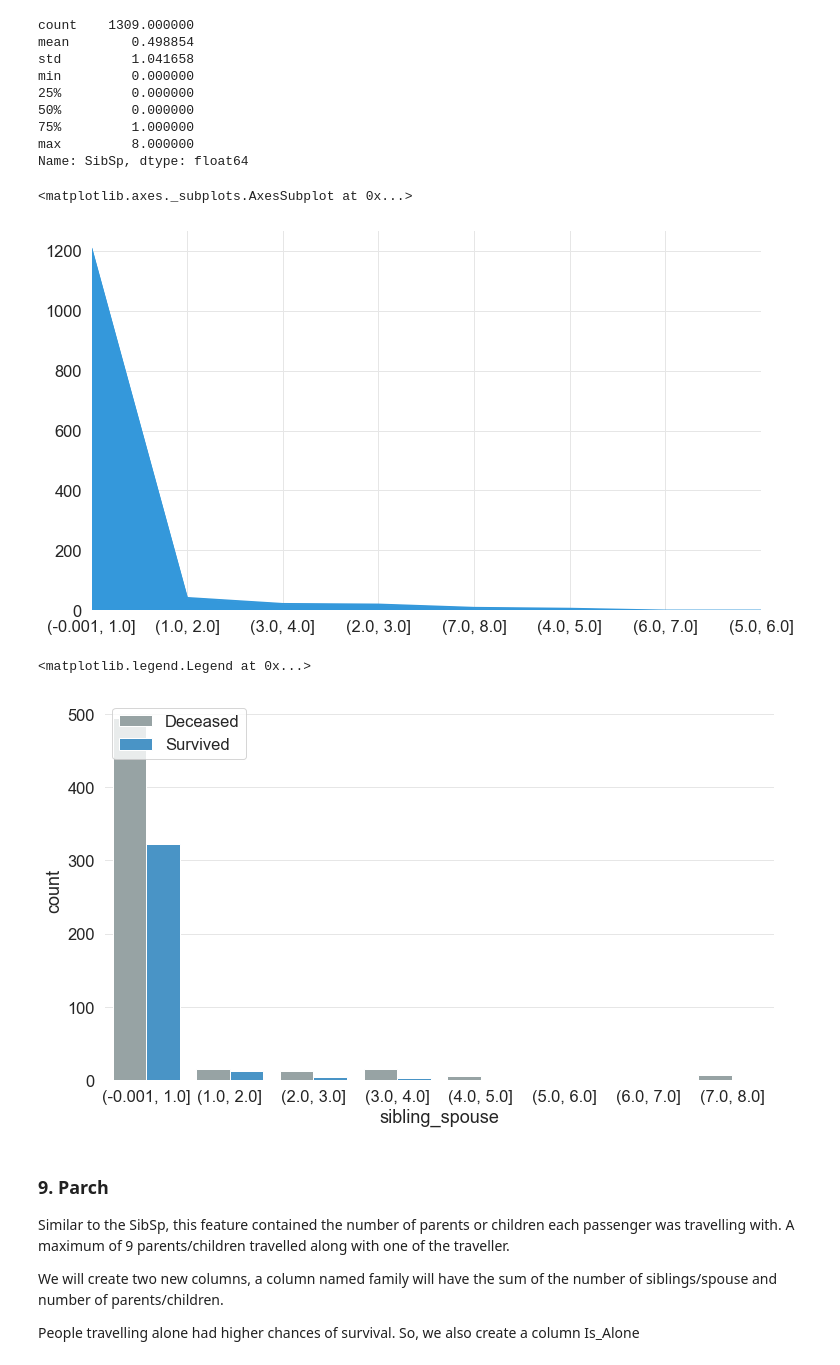
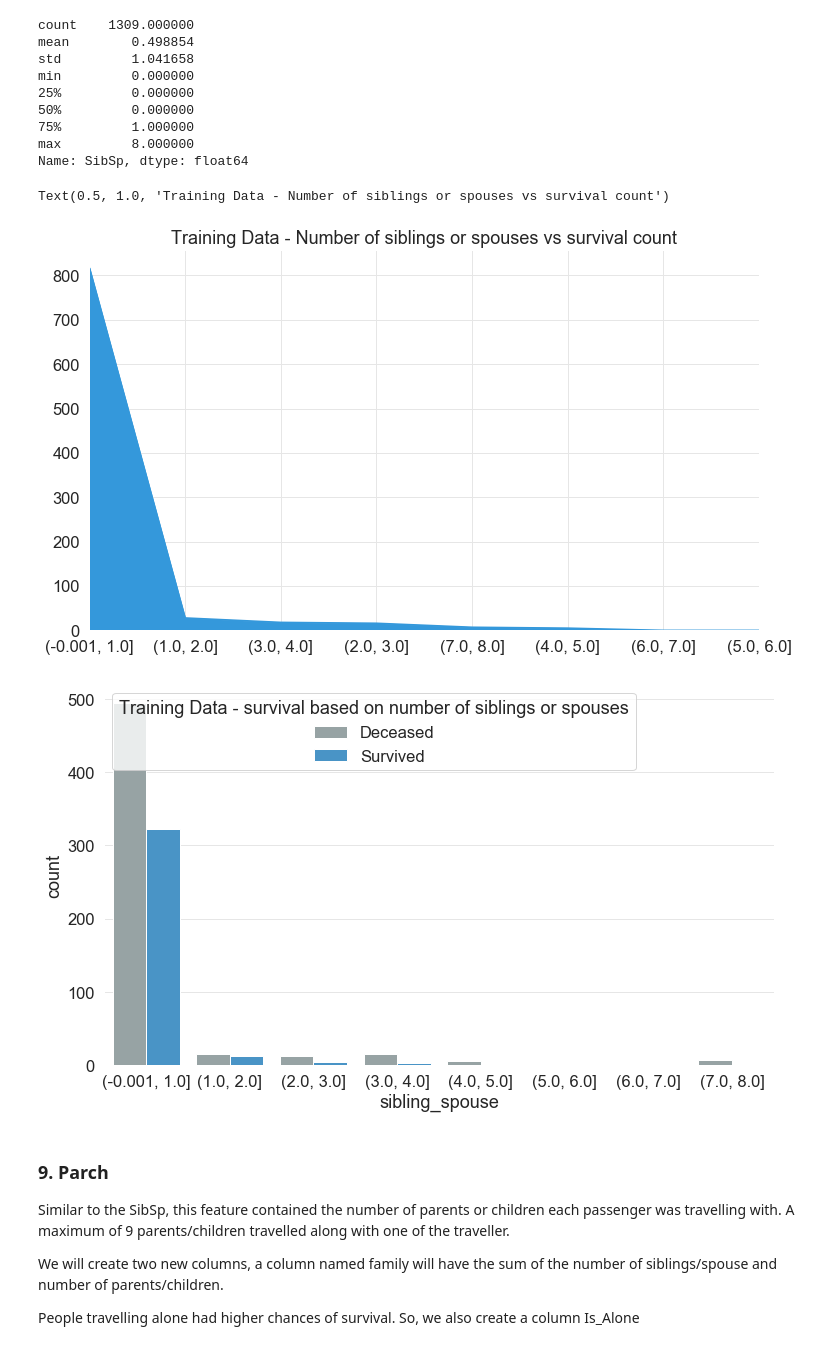
Before and after one commit to sumitmukhija/Titanic, a Jupyter notebook: Tip of the Iceberg.ipynb, the cells around one changed output. Drawn from its saved outputs; the diff is of its cells as text; code cells hidden in the pictures.

```diff
--- a/Tip of the Iceberg.ipynb
+++ b/Tip of the Iceberg.ipynb
@@ -285,17 +283,17 @@ max         8.000000
 Name: SibSp, dtype: float64
 # %%
 ss = pd.DataFrame()
-ss['survived'] = td.Survived
-ss['sibling_spouse'] = pd.cut(td.SibSp, [0, 1, 2, 3, 4, 5, 6,7,8], include_lowest = True)
-(ss.sibling_spouse.value_counts()).plot.area()
+ss['survived'] = trd.Survived
+ss['sibling_spouse'] = pd.cut(trd.SibSp, [0, 1, 2, 3, 4, 5, 6,7,8], include_lowest = True)
+(ss.sibling_spouse.value_counts()).plot.area().set_title("Training Data - Number of siblings or spouses vs survival count")
 # %% [output]
-<matplotlib.axes._subplots.AxesSubplot at 0x...>
+Text(0.5, 1.0, 'Training Data - Number of siblings or spouses vs survival count')
-[figure, old version]
+[figure, new version]
 # %%
-sns.countplot(x = "sibling_spouse", hue = "survived", data = ss, palette=["C1", "C0"]).legend(labels = ["Deceased", "Survived"])
+x = sns.countplot(x = "sibling_spouse", hue = "survived", data = ss, palette=["C1", "C0"]).legend(labels = ["Deceased", "Survived"])
+x.set_title("Training Data - survival based on number of siblings or spouses")
 # %% [output]
-<matplotlib.legend.Legend at 0x...>
-[figure, old version]
+[figure, new version]
 # %% [markdown]
 ### 9. Parch
 
```
Also changed, not shown: parts of 28 cells of this notebook.
